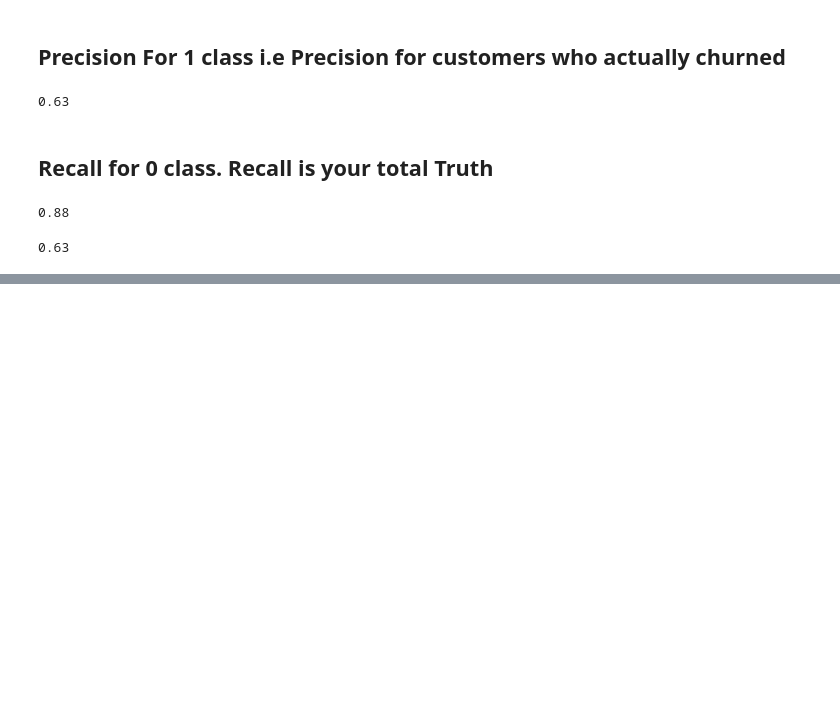
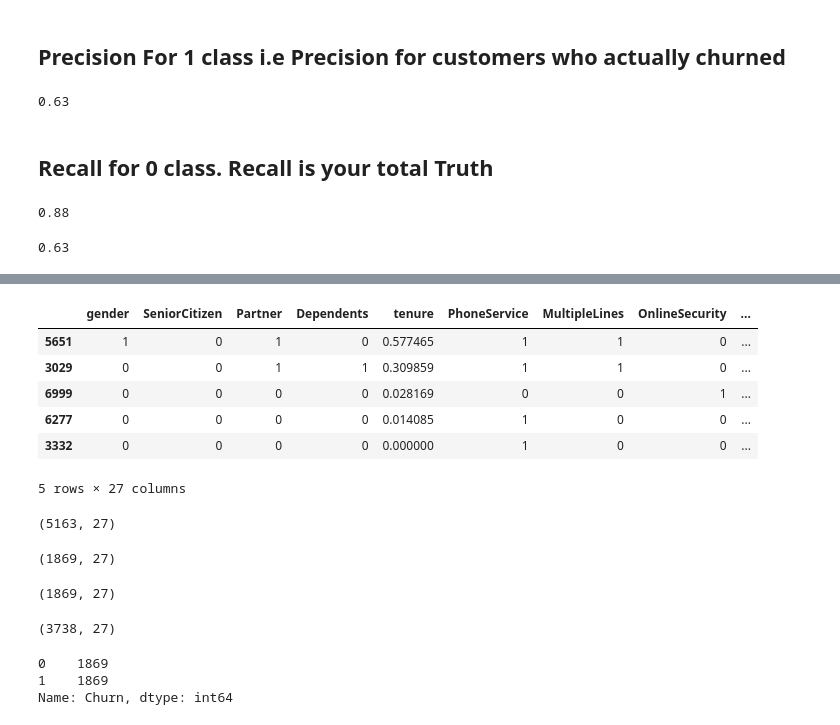
Before and after one commit to arghanath007/Data-Science, a Jupyter notebook: Deep Learning/Customer Churn prediction with the help of ANN or Artificial Neural Network.ipynb, the cells around one changed output, grey strips where cells are left out. Saved outputs shown, nothing was run; the diff lists cells and outputs as text; code cells hidden in the pictures; blank space fills up the shorter version.

```diff
--- a/Deep Learning/Customer Churn prediction with the help of ANN or Artificial Neural Network.ipynb
+++ b/Deep Learning/Customer Churn prediction with the help of ANN or Artificial Neural Network.ipynb
@@ -626,0 +706,35 @@ round(305/(305+177),2)
+# %%
+df_class1.sample(5)
+# %% [output]
+|  | gender | SeniorCitizen | Partner | Dependents | tenure | PhoneService | MultipleLines | OnlineSecurity | ... |
+| 5651 | 1 | 0 | 1 | 0 | 0.577465 | 1 | 1 | 0 | ... |
+| 3029 | 0 | 0 | 1 | 1 | 0.309859 | 1 | 1 | 0 | ... |
+| 6999 | 0 | 0 | 0 | 0 | 0.028169 | 0 | 0 | 1 | ... |
+| 6277 | 0 | 0 | 0 | 0 | 0.014085 | 1 | 0 | 0 | ... |
+| 3332 | 0 | 0 | 0 | 0 | 0.000000 | 1 | 0 | 0 | ... |
+5 rows × 27 columns
+# %%
+df_class0.shape
+# %% [output]
+(5163, 27)
+# %%
+df_class1.shape
+# %% [output]
+(1869, 27)
+# %%
+df_class0.sample(count_class1).shape
+# %% [output]
+(1869, 27)
+# %%
+df_class0_under=df_class0.sample(count_class1)
+
+df_test_under=pd.concat([df_class0_under,df_class1], axis=0)
+df_test_under.shape
+# %% [output]
+(3738, 27)
+# %%
+print(df_test_under.Churn.value_counts())
+# %% [output]
+0    1869
+1    1869
+Name: Churn, dtype: int64
```
Also changed, not shown: parts of 61 cells of this notebook, 2 other files.
